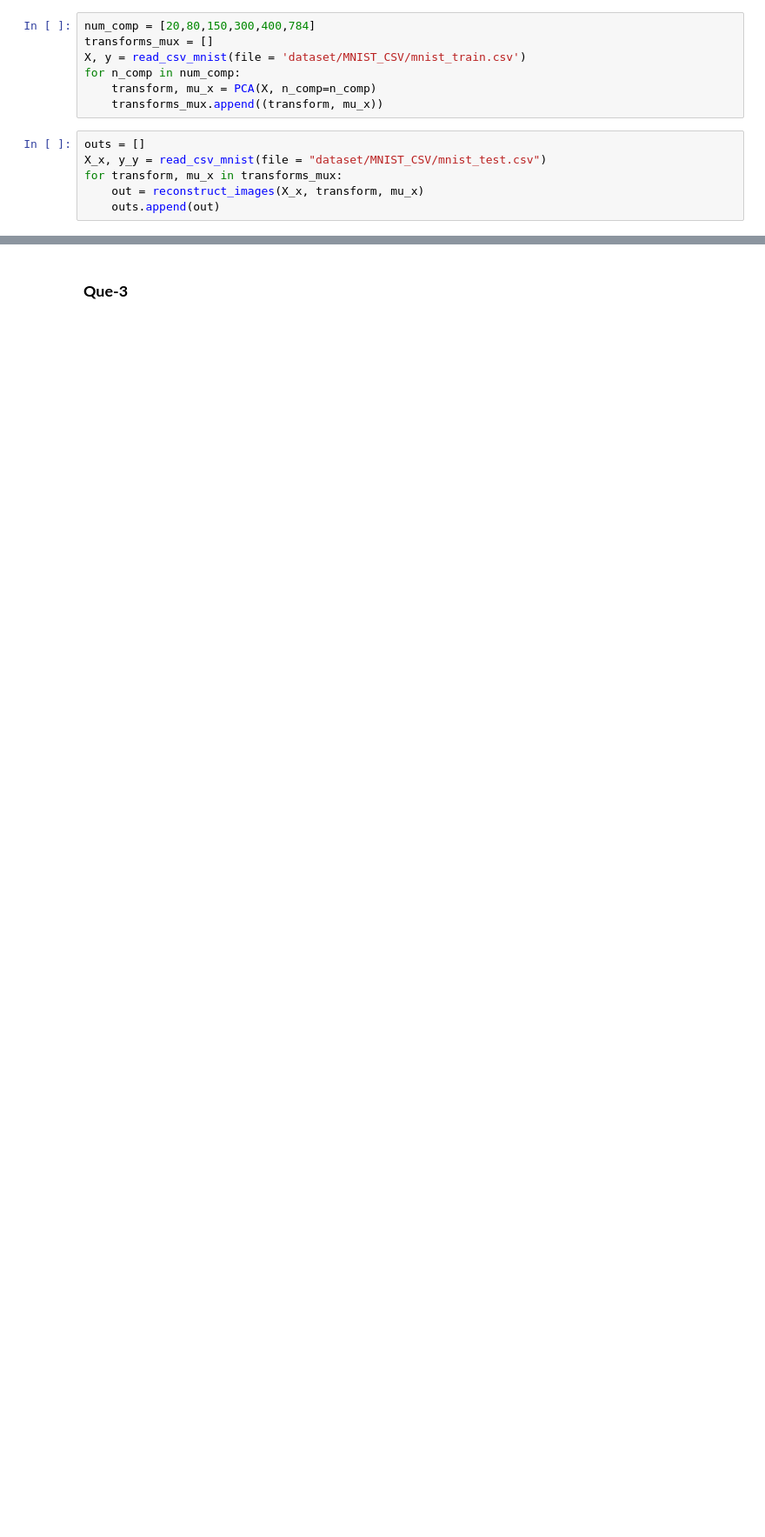
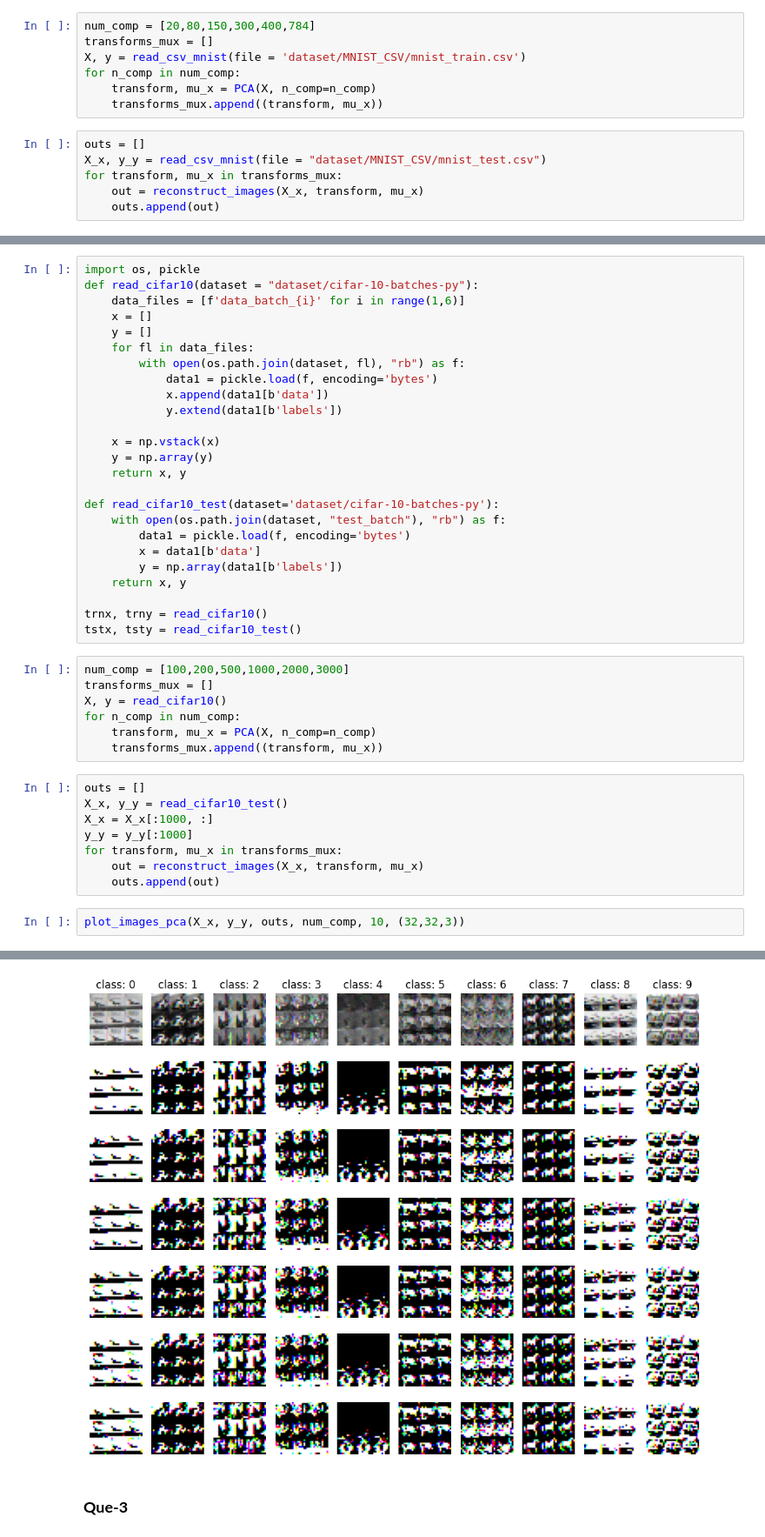
Before and after one commit to nirbhay-design/IISC_SEM1, a Jupyter notebook: LAA/LAA_24806.ipynb, the cells around one changed output, grey strips where cells are left out. Shown at 87% size. Saved outputs shown, nothing was run; the diff lists cells and outputs as text; blank space fills up the shorter version.

```diff
--- a/LAA/LAA_24806.ipynb
+++ b/LAA/LAA_24806.ipynb
@@ -369,0 +373,43 @@ plot_images_pca(X_x, y_y, outs, num_comp, 10, (28,28))
+# %%
+import os, pickle
+def read_cifar10(dataset = "dataset/cifar-10-batches-py"):
+    data_files = [f'data_batch_{i}' for i in range(1,6)]
+    x = []
+    y = []
+    for fl in data_files:
+        with open(os.path.join(dataset, fl), "rb") as f:
+            data1 = pickle.load(f, encoding='bytes')
+            x.append(data1[b'data'])
+            y.extend(data1[b'labels'])
+
+    x = np.vstack(x)
+    y = np.array(y)
+    return x, y
+
+def read_cifar10_test(dataset='dataset/cifar-10-batches-py'):
+    with open(os.path.join(dataset, "test_batch"), "rb") as f:
+        data1 = pickle.load(f, encoding='bytes')
+        x = data1[b'data']
+        y = np.array(data1[b'labels'])
+    return x, y
+
+trnx, trny = read_cifar10()
+tstx, tsty = read_cifar10_test()
+# %%
+num_comp = [100,200,500,1000,2000,3000]
+transforms_mux = []
+X, y = read_cifar10()
+for n_comp in num_comp:
+    transform, mu_x = PCA(X, n_comp=n_comp)
+    transforms_mux.append((transform, mu_x))
+# %%
+outs = []
+X_x, y_y = read_cifar10_test()
+X_x = X_x[:1000, :]
+y_y = y_y[:1000]
+for transform, mu_x in transforms_mux:
+    out = reconstruct_images(X_x, transform, mu_x)
+    outs.append(out)
+# %%
+plot_images_pca(X_x, y_y, outs, num_comp, 10, (32,32,3))
+# %% [output]
@@ -370,3 +433,4 @@ plot_images_pca(X_x, y_y, outs, num_comp, 10, (28,28))
+[figure, added]
 # %% [markdown]
 ### **Que-3**
 # %%
```
Also changed, not shown: parts of 3 cells of this notebook.
